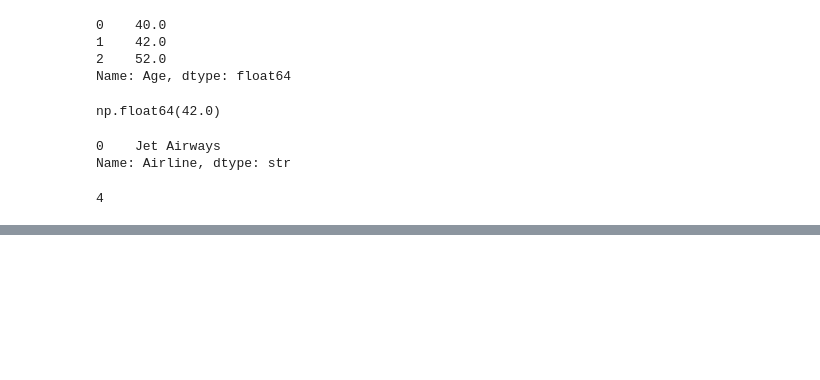
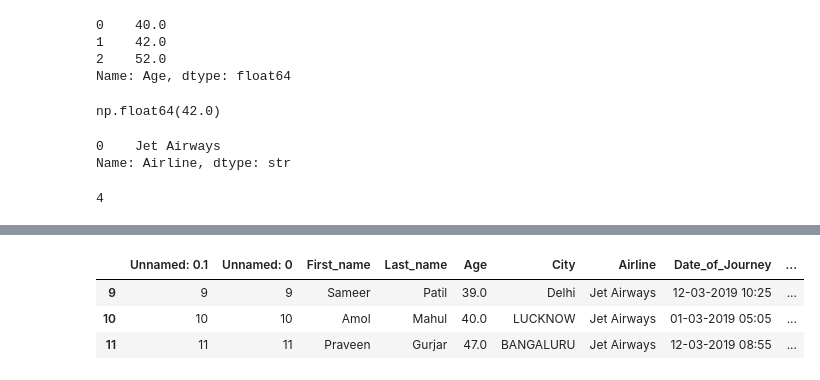
Before and after one commit to vaishhnavid710-boop/Vaishnavi, a Jupyter notebook: ETHANS/Batch 26/Python/03_Data_Manupulation_pandas/1.Pandas-Level-01.ipynb, the cells around one changed output, grey strips where cells are left out. Drawn from its saved outputs; the diff is of its cells as text; code cells hidden in the pictures; blank space fills up the shorter version.

```diff
--- a/ETHANS/Batch 26/Python/03_Data_Manupulation_pandas/1.Pandas-Level-01.ipynb
+++ b/ETHANS/Batch 26/Python/03_Data_Manupulation_pandas/1.Pandas-Level-01.ipynb
@@ -235,0 +278,9 @@ df['Airline'].nunique()
+# %%
+# ROW FILTERING
+
+df[9:12]
+# %% [output]
+|  | Unnamed: 0.1 | Unnamed: 0 | First_name | Last_name | Age | City | Airline | Date_of_Journey | ... |
+| 9 | 9 | 9 | Sameer | Patil | 39.0 | Delhi | Jet Airways | 12-03-2019 10:25 | ... |
+| 10 | 10 | 10 | Amol | Mahul | 40.0 | LUCKNOW | Jet Airways | 01-03-2019 05:05 | ... |
+| 11 | 11 | 11 | Praveen | Gurjar | 47.0 | BANGALURU | Jet Airways | 12-03-2019 08:55 | ... |
```
Also changed, not shown: parts of 9 cells of this notebook.
